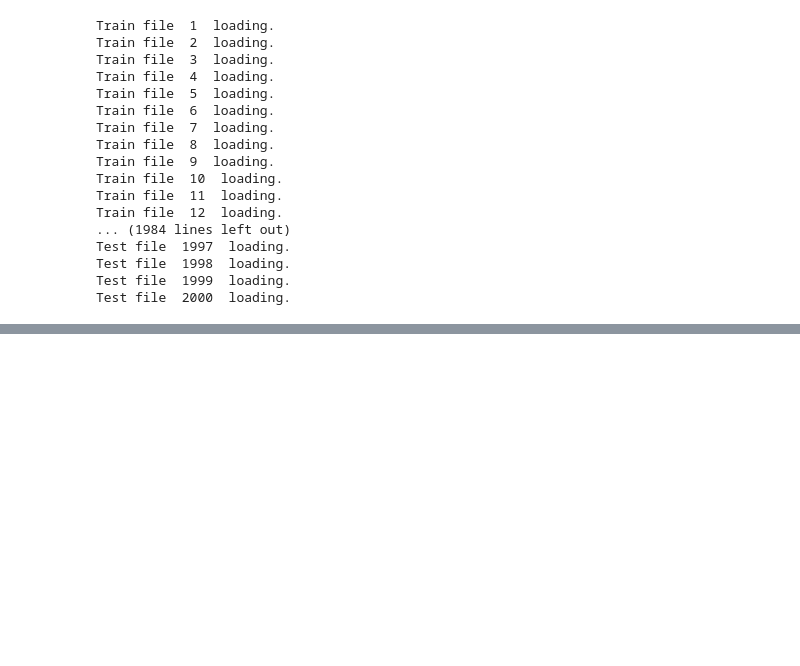
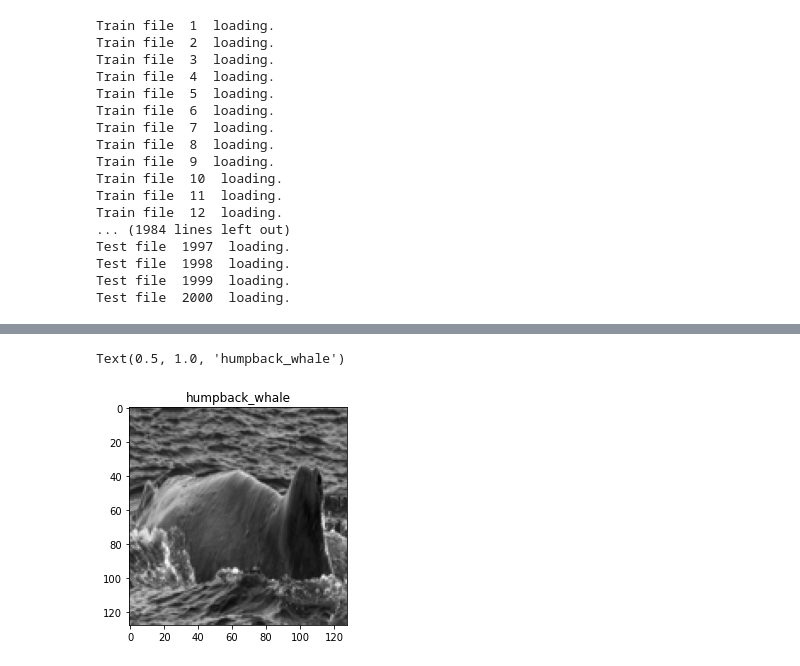
Before and after one commit to mead-d/CS455_Project, a Jupyter notebook: Keck_Mead_Project.ipynb, the cells around one changed output, grey strips where cells are left out. Saved outputs shown, nothing was run; the diff lists cells and outputs as text; code cells hidden in the pictures; blank space fills up the shorter version.

```diff
--- a/Keck_Mead_Project.ipynb
+++ b/Keck_Mead_Project.ipynb
@@ -142,0 +214,6 @@ Text(0.5, 1.0, 'melon_headed_whale')
+# %%
+plt.imshow(X_train_128[326].reshape(128, 128), cmap= 'gray')
+plt.title(species_train_128[326])
+# %% [output]
+Text(0.5, 1.0, 'humpback_whale')
+[figure, added]
```
Also changed, not shown: parts of 42 cells of this notebook.
